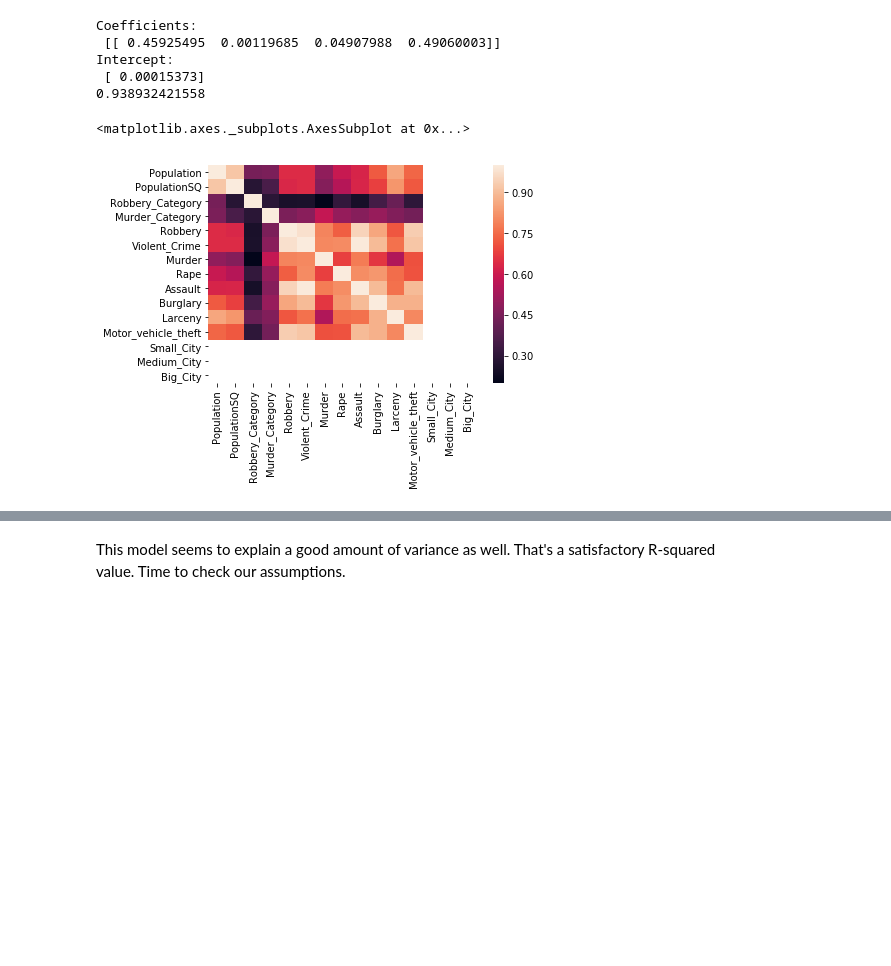
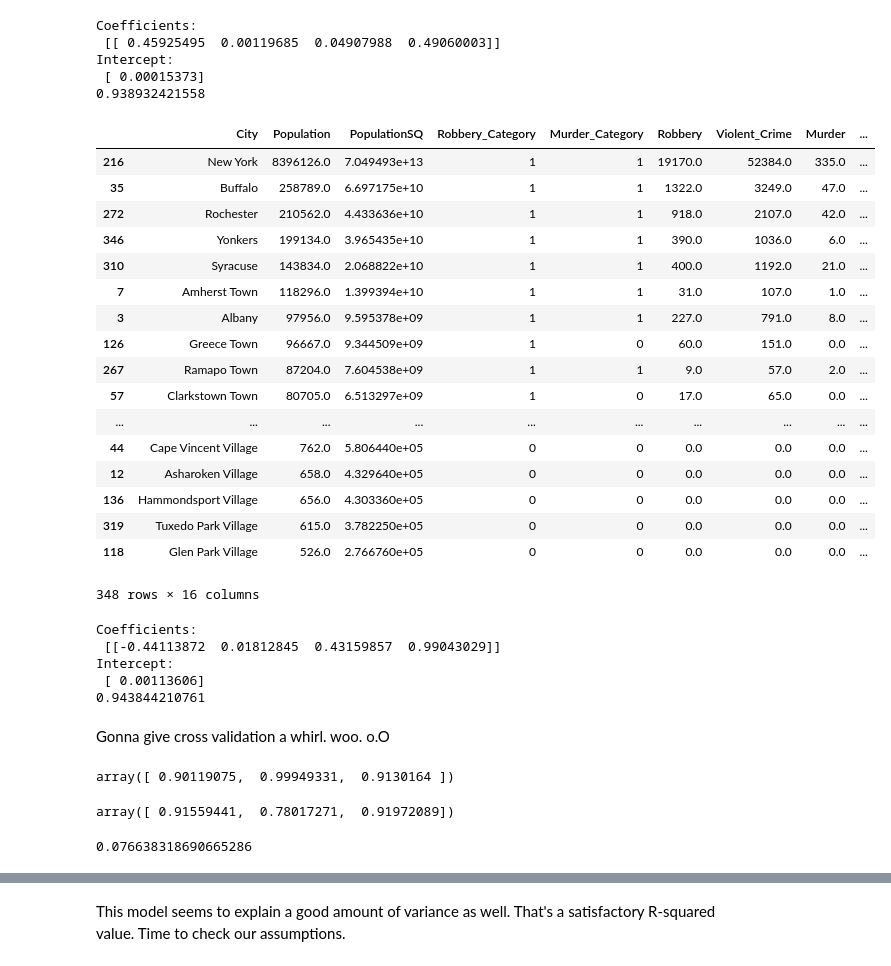
Before and after one commit to Schmidt8181/NY_Crime2013, a Jupyter notebook: NY_Crime_2013.ipynb, the cells around one changed output, grey strips where cells are left out. Cells and saved outputs as stored; diff of their text form; code cells hidden in the pictures; blank space fills up the shorter version.

```diff
--- a/NY_Crime_2013.ipynb
+++ b/NY_Crime_2013.ipynb
@@ -46,8 +46,6 @@ Property_Crime.head()
 | 2 | Akron Village | 2846.0 | 0 | 0.0 | 8.099716e+06 |
 | 3 | Albany | 97956.0 | 227 | 8.0 | 9.595378e+09 |
 | 4 | Albion Village | 6388.0 | 4 | 0.0 | 4.080654e+07 |
-# %%
-Property_Crime['Robbery'] = Property_Crime['Robbery'].astype(str)
 # %%
 Property_Crime['Robbery_Category'] = np.where((Property_Crime['Robbery'] == 0.0), 0, 1)
 # %%
@@ -105,6 +103,8 @@ min_max_scaler = preprocessing.MinMaxScaler()
 X_train, X_test, Y_train, Y_test = train_test_split(X, Y, test_size=.35)
 # %%
 raw_crimes['Property\ncrime'] = raw_crimes['Property\ncrime'].astype(float)
+# %%
+raw_crimes['Population'] = raw_crimes['Population'].str.replace(',','').astype(float)
 # %%
 X_train_minmax = min_max_scaler.fit_transform(X_train)
 X_test_minmax = min_max_scaler.transform(X_test)
@@ -206,5 +199,60 @@ Medium_City_Crime = Property_Crime[Property_Crime['Medium_City'] == 1]
-# %%
-sns.heatmap(Small_City_Crime.corr())
-# %% [output]
-<matplotlib.axes._subplots.AxesSubplot at 0x...>
-[figure, removed]
+# %%
+Property_Crime.sort_values('Population', ascending=False)
+# %% [output]
+|  | City | Population | PopulationSQ | Robbery_Category | Murder_Category | Robbery | Violent_Crime | Murder | ... |
+| 216 | New York | 8396126.0 | 7.049493e+13 | 1 | 1 | 19170.0 | 52384.0 | 335.0 | ... |
+| 35 | Buffalo | 258789.0 | 6.697175e+10 | 1 | 1 | 1322.0 | 3249.0 | 47.0 | ... |
+| 272 | Rochester | 210562.0 | 4.433636e+10 | 1 | 1 | 918.0 | 2107.0 | 42.0 | ... |
+| 346 | Yonkers | 199134.0 | 3.965435e+10 | 1 | 1 | 390.0 | 1036.0 | 6.0 | ... |
+| 310 | Syracuse | 143834.0 | 2.068822e+10 | 1 | 1 | 400.0 | 1192.0 | 21.0 | ... |
+| 7 | Amherst Town | 118296.0 | 1.399394e+10 | 1 | 1 | 31.0 | 107.0 | 1.0 | ... |
+| 3 | Albany | 97956.0 | 9.595378e+09 | 1 | 1 | 227.0 | 791.0 | 8.0 | ... |
+| 126 | Greece Town | 96667.0 | 9.344509e+09 | 1 | 0 | 60.0 | 151.0 | 0.0 | ... |
+| 267 | Ramapo Town | 87204.0 | 7.604538e+09 | 1 | 1 | 9.0 | 57.0 | 2.0 | ... |
+| 57 | Clarkstown Town | 80705.0 | 6.513297e+09 | 1 | 0 | 17.0 | 65.0 | 0.0 | ... |
+| ... | ... | ... | ... | ... | ... | ... | ... | ... | ... |
+| 44 | Cape Vincent Village | 762.0 | 5.806440e+05 | 0 | 0 | 0.0 | 0.0 | 0.0 | ... |
+| 12 | Asharoken Village | 658.0 | 4.329640e+05 | 0 | 0 | 0.0 | 0.0 | 0.0 | ... |
+| 136 | Hammondsport Village | 656.0 | 4.303360e+05 | 0 | 0 | 0.0 | 0.0 | 0.0 | ... |
+| 319 | Tuxedo Park Village | 615.0 | 3.782250e+05 | 0 | 0 | 0.0 | 0.0 | 0.0 | ... |
+| 118 | Glen Park Village | 526.0 | 2.766760e+05 | 0 | 0 | 0.0 | 0.0 | 0.0 | ... |
+348 rows × 16 columns
+# %%
+X5 = Property_Crime[['Robbery', 'Murder', 'Rape', 'Assault']]
+X_train5, X_test5, Y_train5, Y_test5 = train_test_split(X5, Y, test_size=.35)
+
+X_train_minmax5 = min_max_scaler.fit_transform(X_train5)
+X_test_minmax5 = min_max_scaler.transform(X_test5)
+Y_train_minmax5 = min_max_scaler.fit_transform(Y_train5)
+Y_test_minmax5 = min_max_scaler.transform(Y_test5)
+
+regr.fit(X_train_minmax5, Y_train_minmax5)
+
+print('Coefficients: \n', regr.coef_)
+print('Intercept: \n', regr.intercept_)
+print(regr.score(X_test_minmax5, Y_test_minmax5))
+# %% [output]
+Coefficients:
+ [[-0.44113872  0.01812845  0.43159857  0.99043029]]
+Intercept:
+ [ 0.00113606]
+0.943844210761
+# %% [markdown]
+Gonna give cross validation a whirl. woo. o.O
+# %%
+from sklearn.model_selection import cross_val_score
+scores = cross_val_score(regr.fit(X_train_minmax5, Y_train_minmax5), X5, Y, cv=3)
+scores
+# %% [output]
+array([ 0.90119075,  0.99949331,  0.9130164 ])
+# %%
+X_scaled = preprocessing.scale(X_train5)
+Y_scaled = preprocessing.scale(Y_train5) #?
+
+cross_val_score(regr.fit(X_scaled, Y_scaled), X_test5, Y_test5, cv=3)
+# %% [output]
+array([ 0.91559441,  0.78017271,  0.91972089])
+# %%
+regr.fit(X_scaled, Y_scaled).score(X_test5, Y_test5)
+# %% [output]
+0.076638318690665286
```
Also changed, not shown: parts of 20 cells of this notebook.
